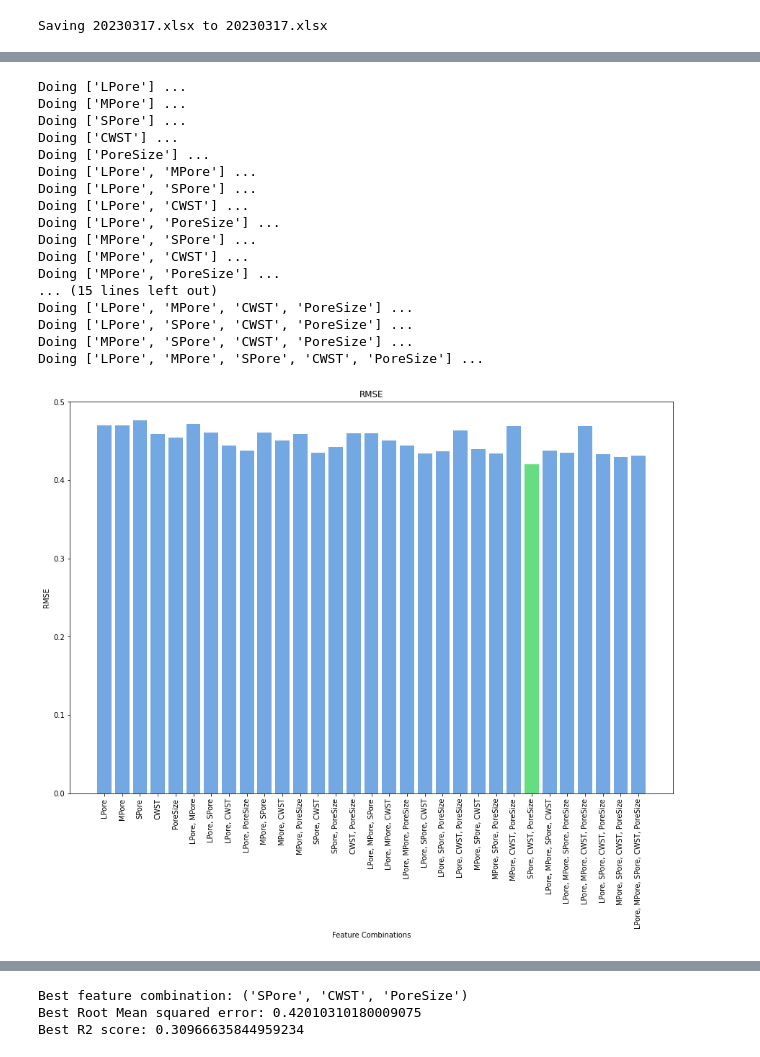
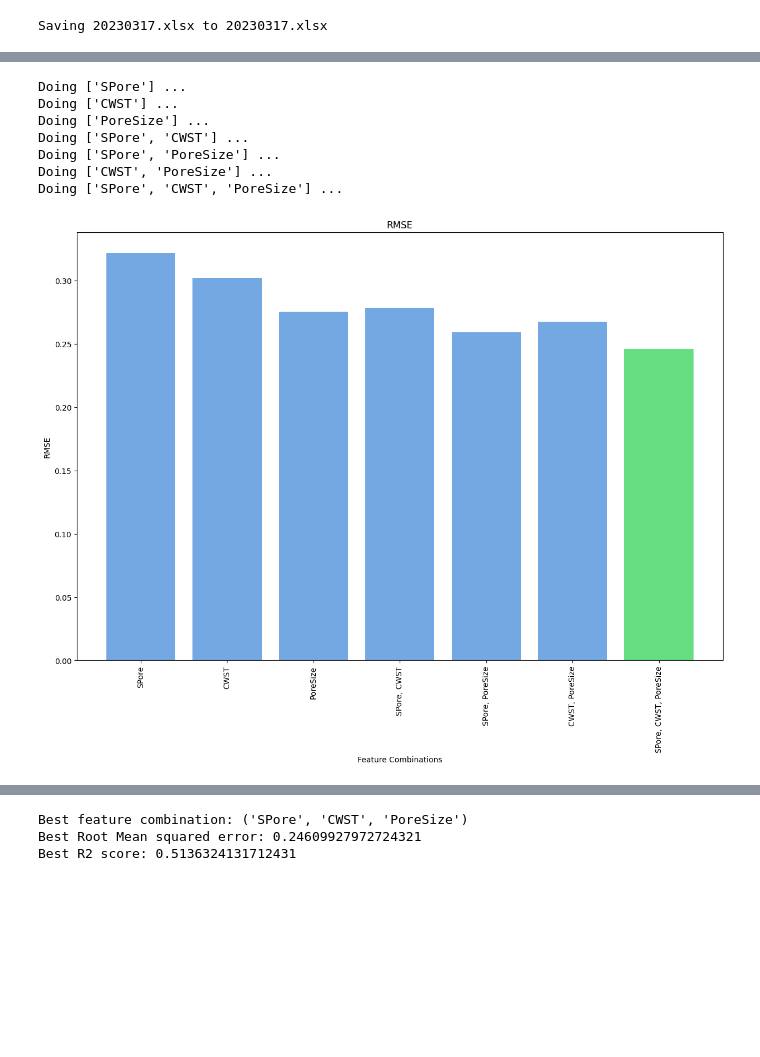
Before and after one commit to isjwdu/SangT_Implement, a Jupyter notebook: SangTech.ipynb, the cells around one changed output, grey strips where cells are left out. Drawn from its saved outputs; the diff is of its cells as text; code cells hidden in the pictures; blank space fills up the shorter version.

```diff
--- a/SangTech.ipynb
+++ b/SangTech.ipynb
@@ -27,12 +27,20 @@ def xlsx_to_csv_pd():
 xlsx_to_csv_pd() # 2 csv
 # %%
 # Complete the title
-with open(path_file) as f:
+with open(file_name) as f:
     data=[row for row in csv.reader(f)]
 
-with open(path_file, 'w', encoding='utf-8') as f:
+with open(file_name, 'w', encoding='utf-8') as f:
     w = csv.writer(f)
     data[0][0]="Model"
     for row in data:
         w.writerow(row)
+# %%
+# Drop 0 in Valid-FR
+import pandas as pd
+
+file_name = './20230317.csv'
+data = pd.read_csv(file_name)
+filtered_data = data[data['Valid-FR'] != 0]
+filtered_data.to_csv(file_name, index=False)
 # %%
@@ -71,0 +80,5 @@ draw_corr_picture(data)
+# %%
+# Drop L/M Pore
+data = pd.read_csv(file_name)
+data = data.drop(['LPore', 'MPore'], axis=1)
+data.to_csv(file_name, index=False)
@@ -99,5 +108,5 @@ print(featureScores.nlargest(11, 'Flowrate(FR)'))
 # %%
-data = pd.read_csv(path_file)
+data = pd.read_csv(file_name)
 features = data.drop(["Model"], axis=1)
 
 for column in features.columns:
@@ -215,46 +222,36 @@ def visualize_results(combination_labels, rmse_values, r2_values):
     plt.xlabel('Feature Combinations')
     plt.ylabel('RMSE')
     plt.xticks(rotation=90)
     plt.title('RMSE')
     plt.show()
 
     # Plot R2 values
     plt.figure(figsize=(15, 10))
     plt.bar(combination_labels, r2_values, color=r2_colors)
     plt.xlabel('Feature Combinations')
     plt.ylabel('R2 Score')
     plt.xticks(rotation=90)
     plt.title('R2 Score')
     plt.show()
 
 def main():
-    file_path = path_file
+    file_path = file_name
     data = load_data(file_path)
     best_combination, best_model, best_X_test, best_y_test = brute_force_search(data)
     best_rmse, best_r2 = evaluate_model(best_model, best_X_test, best_y_test)
 
     print(f"Best feature combination: {best_combination}")
     print(f"Best Root Mean squared error: {best_rmse}")
     print(f"Best R2 score: {best_r2}")
 
 if __name__ == "__main__":
     main()
 # %% [output]
-Doing ['LPore'] ...
-Doing ['MPore'] ...
 Doing ['SPore'] ...
 Doing ['CWST'] ...
 Doing ['PoreSize'] ...
-Doing ['LPore', 'MPore'] ...
-Doing ['LPore', 'SPore'] ...
-Doing ['LPore', 'CWST'] ...
-Doing ['LPore', 'PoreSize'] ...
-Doing ['MPore', 'SPore'] ...
-Doing ['MPore', 'CWST'] ...
-Doing ['MPore', 'PoreSize'] ...
-... (15 lines left out)
-Doing ['LPore', 'MPore', 'CWST', 'PoreSize'] ...
-Doing ['LPore', 'SPore', 'CWST', 'PoreSize'] ...
-Doing ['MPore', 'SPore', 'CWST', 'PoreSize'] ...
-Doing ['LPore', 'MPore', 'SPore', 'CWST', 'PoreSize'] ...
+Doing ['SPore', 'CWST'] ...
+Doing ['SPore', 'PoreSize'] ...
+Doing ['CWST', 'PoreSize'] ...
+Doing ['SPore', 'CWST', 'PoreSize'] ...
-[figure, old version]
+[figure, new version]
@@ -262,6 +259,6 @@ Doing ['LPore', 'MPore', 'SPore', 'CWST', 'PoreSize'] ...
 Best feature combination: ('SPore', 'CWST', 'PoreSize')
-Best Root Mean squared error: 0.42010310180009075
-Best R2 score: 0.30966635844959234
+Best Root Mean squared error: 0.24609927972724321
+Best R2 score: 0.5136324131712431
 # %%
 # XGBoost Leave One Out
 
```
Also changed, not shown: parts of 10 cells of this notebook.
